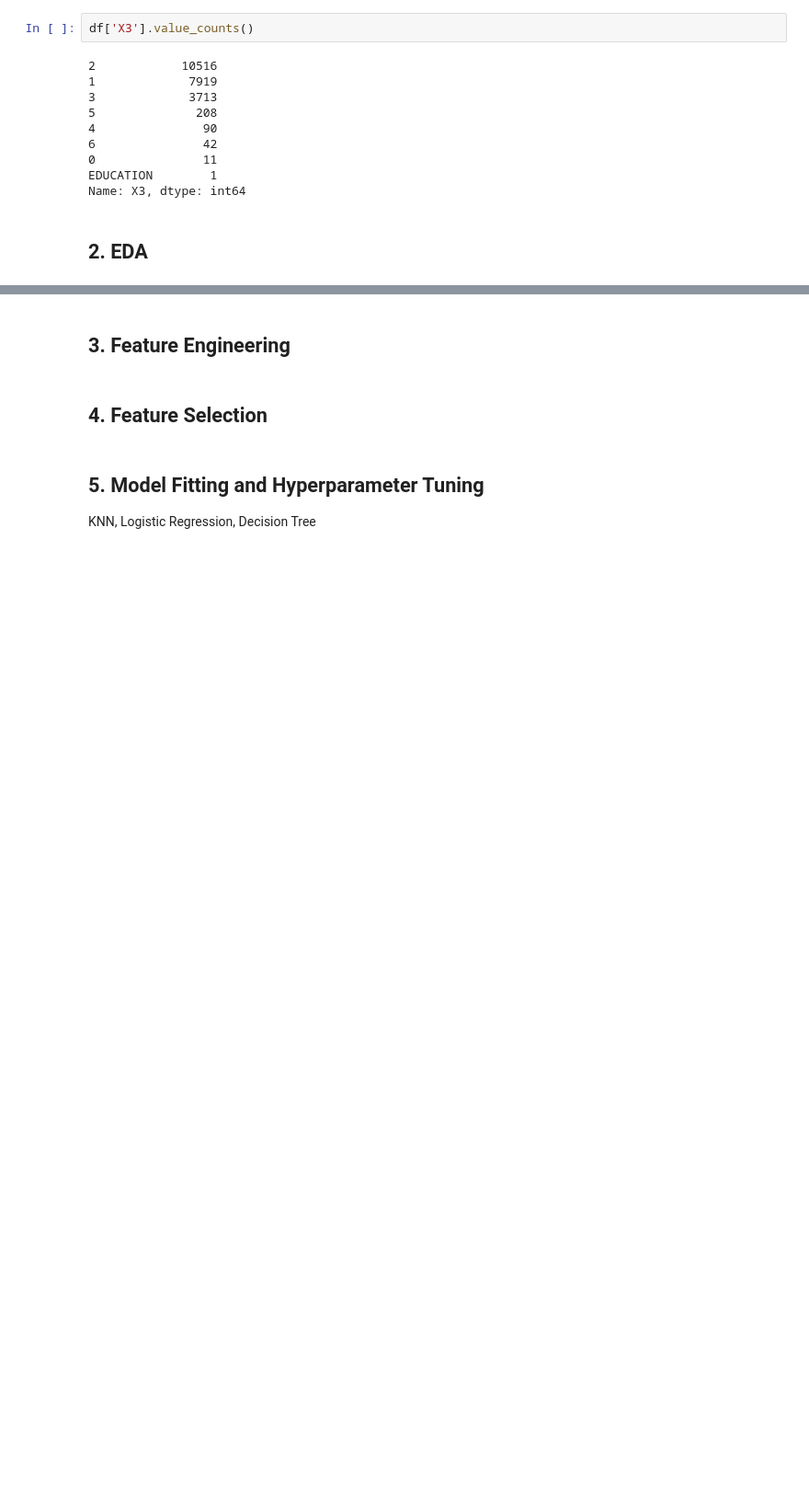
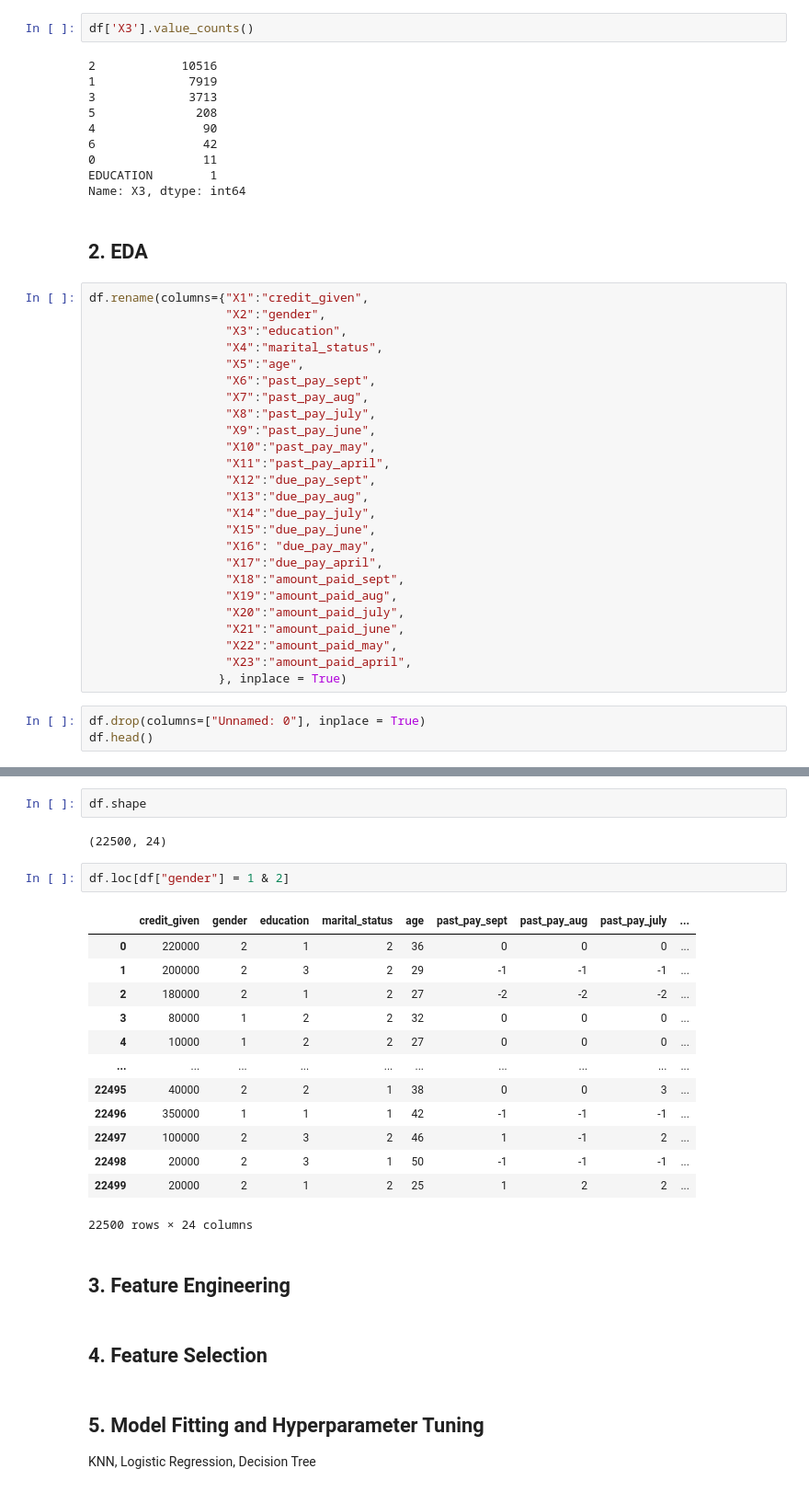
Before and after one commit to dorjeys3/Credit-Defaulting, a Jupyter notebook: classification-bakeoff-template.ipynb, the cells around one changed output, grey strips where cells are left out. Shown at 92% size. Saved outputs shown, nothing was run; the diff lists cells and outputs as text; blank space fills up the shorter version.

Commit message:
EDA changing columns

```diff
--- a/classification-bakeoff-template.ipynb
+++ b/classification-bakeoff-template.ipynb
@@ -146,3 +131,31 @@ EDUCATION        1
 Name: X3, dtype: int64
 # %% [markdown]
 ## 2. EDA
+# %%
+df.rename(columns={"X1":"credit_given",
+                   "X2":"gender",
+                   "X3":"education",
+                   "X4":"marital_status",
+                   "X5":"age",
+                   "X6":"past_pay_sept",
+                   "X7":"past_pay_aug",
+                   "X8":"past_pay_july",
+                   "X9":"past_pay_june",
+                   "X10":"past_pay_may",
+                   "X11":"past_pay_april",
+                   "X12":"due_pay_sept",
+                   "X13":"due_pay_aug",
+                   "X14":"due_pay_july",
+                   "X15":"due_pay_june",
+                   "X16": "due_pay_may",
+                   "X17":"due_pay_april",
+                   "X18":"amount_paid_sept",
+                   "X19":"amount_paid_aug",
+                   "X20":"amount_paid_july",
+                   "X21":"amount_paid_june",
+                   "X22":"amount_paid_may",
+                   "X23":"amount_paid_april",
+                  }, inplace = True)
+# %%
+df.drop(columns=["Unnamed: 0"], inplace = True)
+df.head()
@@ -149,3 +197,23 @@ Name: X3, dtype: int64
+# %%
+df.shape
+# %% [output]
+(22500, 24)
+# %%
+df.loc[df["gender"] = 1 & 2]
+# %% [output]
+|  | credit_given | gender | education | marital_status | age | past_pay_sept | past_pay_aug | past_pay_july | ... |
+| 0 | 220000 | 2 | 1 | 2 | 36 | 0 | 0 | 0 | ... |
+| 1 | 200000 | 2 | 3 | 2 | 29 | -1 | -1 | -1 | ... |
+| 2 | 180000 | 2 | 1 | 2 | 27 | -2 | -2 | -2 | ... |
+| 3 | 80000 | 1 | 2 | 2 | 32 | 0 | 0 | 0 | ... |
+| 4 | 10000 | 1 | 2 | 2 | 27 | 0 | 0 | 0 | ... |
+| ... | ... | ... | ... | ... | ... | ... | ... | ... | ... |
+| 22495 | 40000 | 2 | 2 | 1 | 38 | 0 | 0 | 3 | ... |
+| 22496 | 350000 | 1 | 1 | 1 | 42 | -1 | -1 | -1 | ... |
+| 22497 | 100000 | 2 | 3 | 2 | 46 | 1 | -1 | 2 | ... |
+| 22498 | 20000 | 2 | 3 | 1 | 50 | -1 | -1 | -1 | ... |
+| 22499 | 20000 | 2 | 1 | 2 | 25 | 1 | 2 | 2 | ... |
+22500 rows × 24 columns
 # %% [markdown]
 ## 3. Feature Engineering
 # %% [markdown]
```
Also changed, not shown: parts of 8 cells of this notebook.
